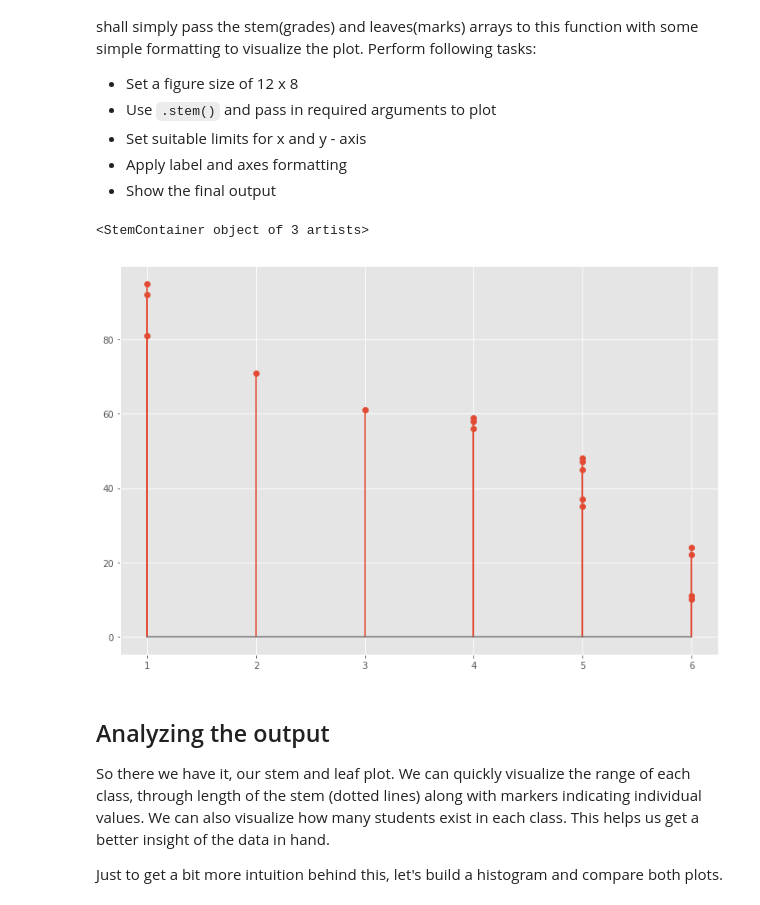
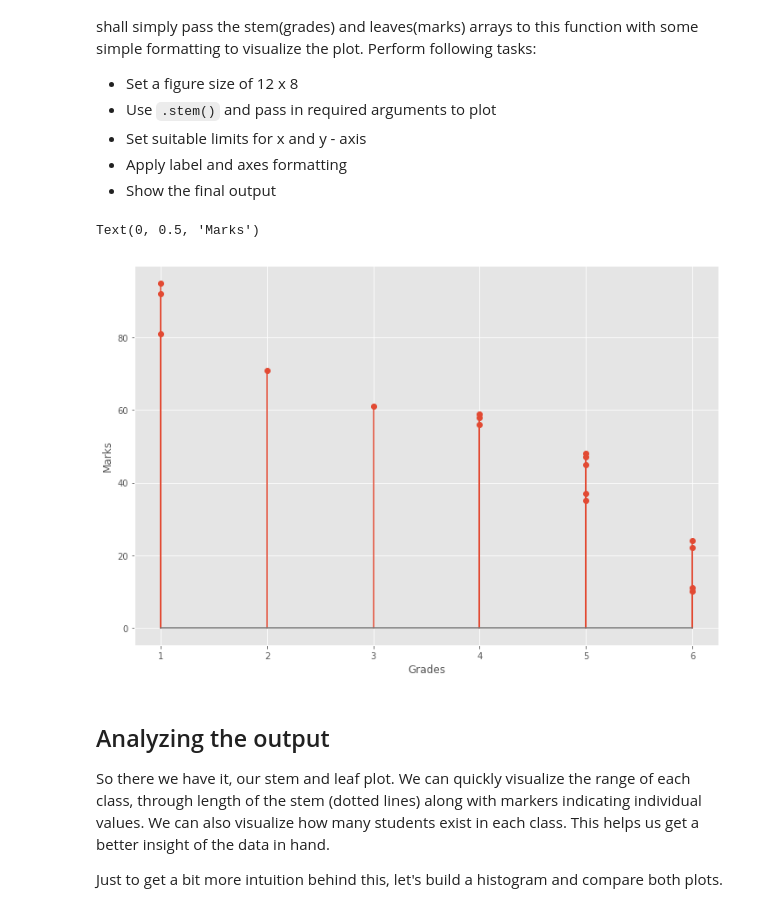
Before and after one commit to tthien92/dsc-0-09-05-statistical-distribution-stemleaf-plot-lab-online-ds-sp-000, a Jupyter notebook: index.ipynb, the cells around one changed output. Saved outputs shown, nothing was run; the diff lists cells and outputs as text; code cells hidden in the pictures.

```diff
--- a/index.ipynb
+++ b/index.ipynb
@@ -111,12 +111,12 @@ And [here is the official documentation](https://matplotlib.org/api/_as_gen/matp
 # %%
 # Create a stem and leaf plot with above data
 plt.figure(figsize=(12,8))
 plt.stem(stems, marks)
-plt.xlabel('Grades')
+plt.xlabel('Grades', fontsi)
 plt.ylabel('Marks')
 # %% [output]
-<StemContainer object of 3 artists>
+Text(0, 0.5, 'Marks')
-[figure, old version]
+[figure, new version]
 # %% [markdown]
 ## Analyzing the output
 So there we have it, our stem and leaf plot. We can quickly visualize the range of each class, through length of the stem (dotted lines) along with markers indicating individual values. We can also visualize how many students exist in each class. This helps us get a better insight of the data in hand.
```
